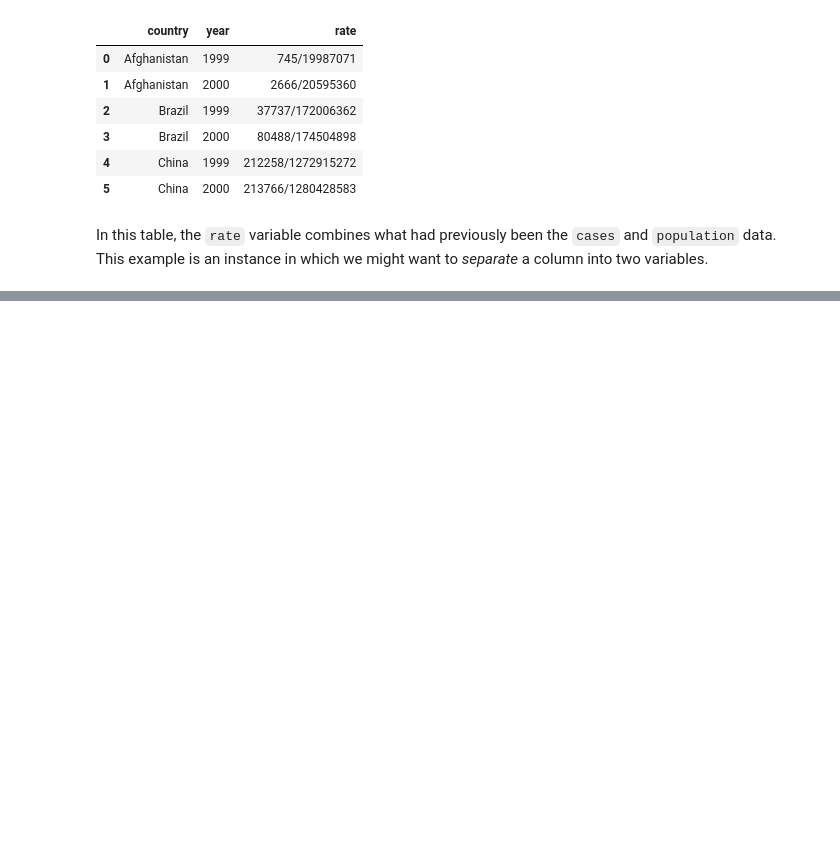
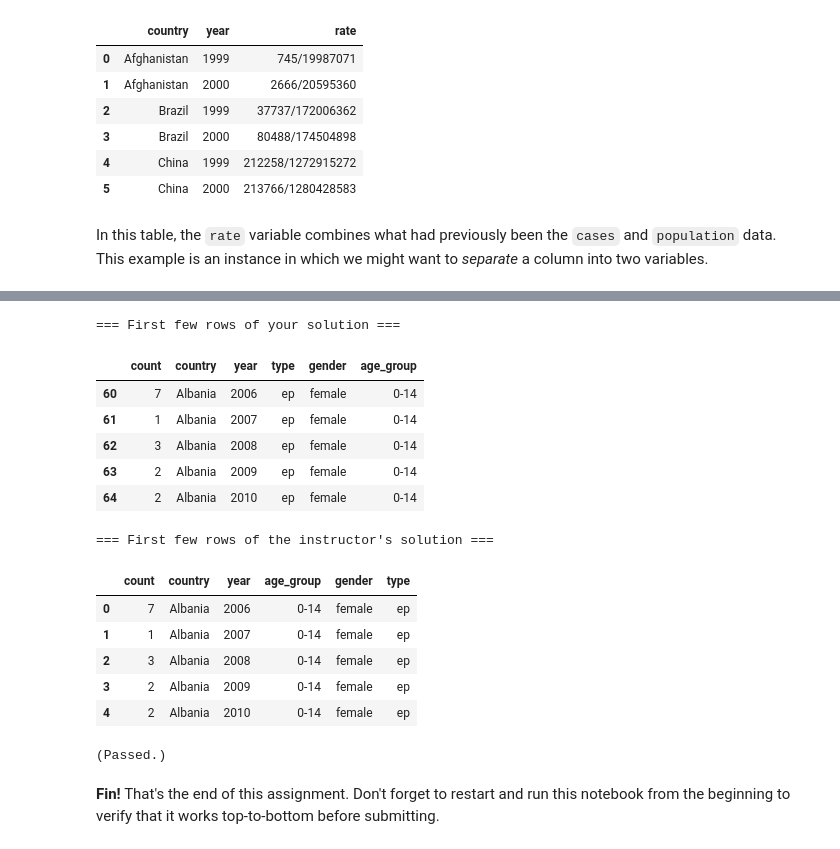
Before and after one commit to thetinahang/computing-data-analysis-review, a Jupyter notebook: Topic7/notebook7.ipynb, the cells around one changed output, grey strips where cells are left out. Cells and saved outputs as stored; diff of their text form; code cells hidden in the pictures; blank space fills up the shorter version.

Commit message:
finish notebook7

```diff
--- a/Topic7/notebook7.ipynb
+++ b/Topic7/notebook7.ipynb
@@ -863,3 +1079,60 @@ In this table, the `rate` variable combines what had previously been the `cases`
+# %%
+import re
+
+def who_splitter(text):
+    m = re.match("^new_?(rel|ep|sn|sp)_(f|m)(\\d{2,4})$", text)
+    if m is None or len(m.groups()) != 3: # no match?
+        return ['', '', '']
+
+    fields = list(m.groups())
+    if fields[1] == 'f':
+        fields[1] = 'female'
+    elif fields[1] == 'm':
+        fields[1] = 'male'
+
+    if fields[2] == '014':
+        fields[2] = '0-14'
+    elif fields[2] == '65':
+        fields[2] = '65+'
+    elif len(fields[2]) == 4 and fields[2].isdigit():
+        fields[2] = fields[2][0:2] + '-' + fields[2][2:4]
+
+    return fields
+
+who3 = separate(who2,
+                key='case_type',
+                into=['type', 'gender', 'age_group'],
+                splitter=who_splitter)
+# %%
+# Test: `who3_test`
+
+print("=== First few rows of your solution ===")
+display(who3.head())
+
+who3_soln = pd.read_csv('who3_soln.csv')
+print("\n=== First few rows of the instructor's solution ===")
+display(who3_soln.head())
+
+assert tibbles_are_equivalent(who3, who3_soln)
+print("\n(Passed.)")
+# %% [output]
+=== First few rows of your solution ===
+|  | count | country | year | type | gender | age_group |
+| 60 | 7 | Albania | 2006 | ep | female | 0-14 |
+| 61 | 1 | Albania | 2007 | ep | female | 0-14 |
+| 62 | 3 | Albania | 2008 | ep | female | 0-14 |
+| 63 | 2 | Albania | 2009 | ep | female | 0-14 |
+| 64 | 2 | Albania | 2010 | ep | female | 0-14 |
+=== First few rows of the instructor's solution ===
+|  | count | country | year | age_group | gender | type |
+| 0 | 7 | Albania | 2006 | 0-14 | female | ep |
+| 1 | 1 | Albania | 2007 | 0-14 | female | ep |
+| 2 | 3 | Albania | 2008 | 0-14 | female | ep |
+| 3 | 2 | Albania | 2009 | 0-14 | female | ep |
+| 4 | 2 | Albania | 2010 | 0-14 | female | ep |
+(Passed.)
+# %% [markdown]
+__Fin!__ That's the end of this assignment. Don't forget to restart and run this notebook from the beginning to verify that it works top-to-bottom before submitting.
 # %%
 from IPython.display import HTML
 HTML(filename='7-main.html')
```
Also changed, not shown: parts of 14 cells of this notebook.
